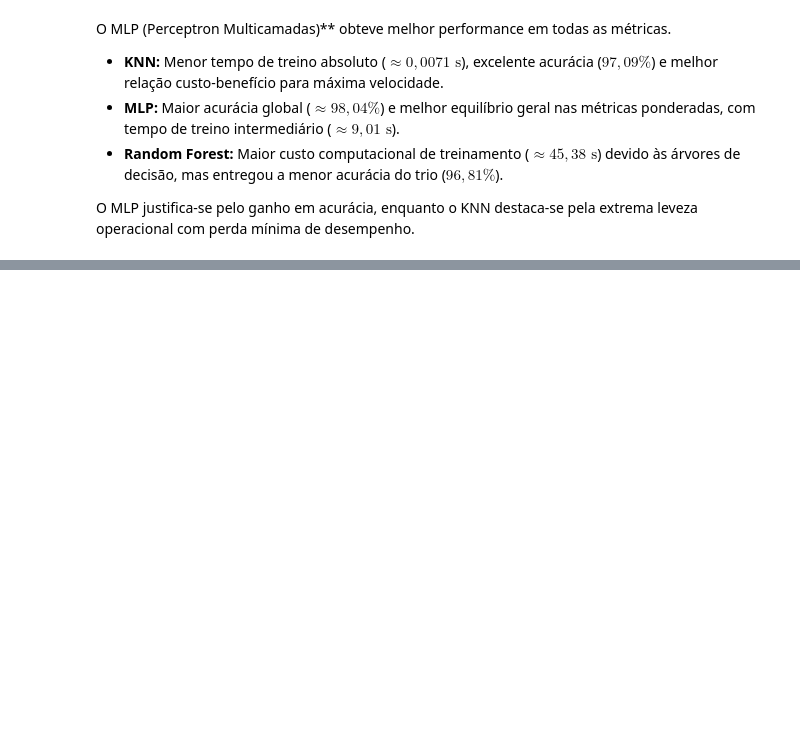
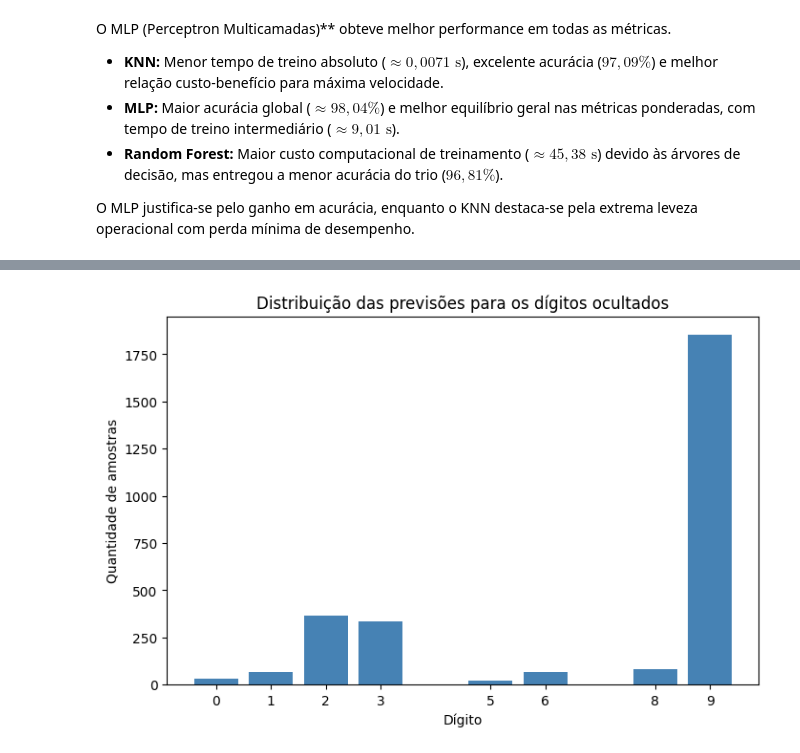
Before and after one commit to Jenifer19IFC/SCTEC-Mini-Projeto-MD2, a Jupyter notebook: mnist.ipynb, the cells around one changed output, grey strips where cells are left out. Cells and saved outputs as stored; diff of their text form; code cells hidden in the pictures; blank space fills up the shorter version.

```diff
--- a/mnist.ipynb
+++ b/mnist.ipynb
@@ -262,0 +316,17 @@ O MLP justifica-se pelo ganho em acurácia, enquanto o KNN destaca-se pela extre
+# %%
+# Como o modelo nunca aprendeu esses dígitos, ele é forçado a classificá-los com o que ele já conhece
+contagem_previsoes = {}
+for rotulo in y_pred_ocultado:
+    rotulo = int(rotulo)
+    contagem_previsoes[rotulo] = contagem_previsoes.get(rotulo, 0) + 1
+
+classes_previstas = sorted(contagem_previsoes)
+contagens_previstas = [contagem_previsoes[c] for c in classes_previstas]
+
+plot_distribuicao(
+    classes_previstas, contagens_previstas,
+    titulo="Distribuição das previsões para os dígitos ocultados",
+    nome_arquivo='distribuicao_previsoes_class_masking.png',
+)
+# %% [output]
+[figure, added]
```
Also changed, not shown: parts of 17 cells of this notebook, 10 other files.
